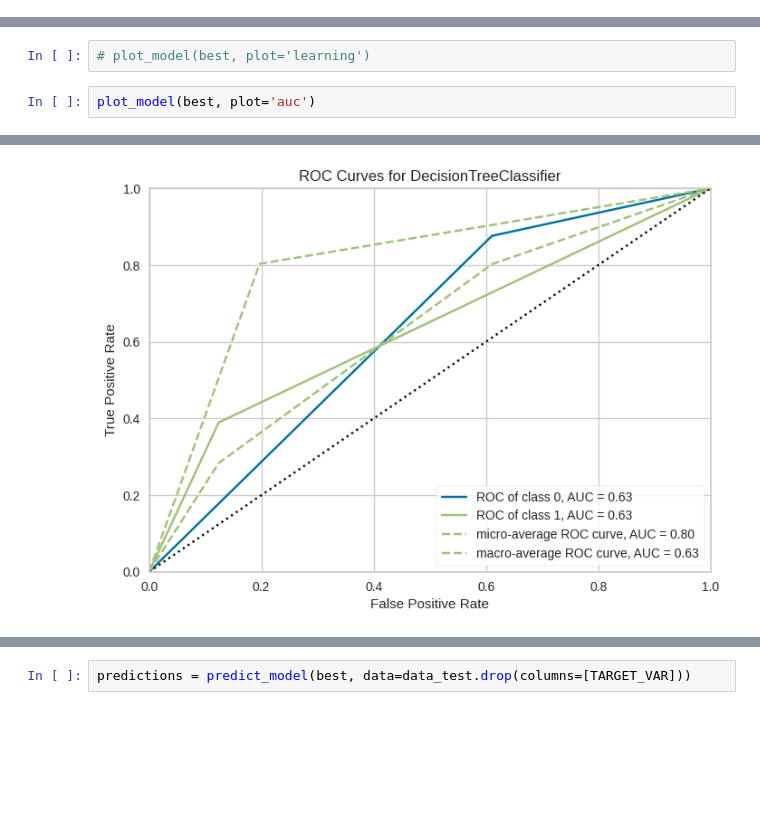
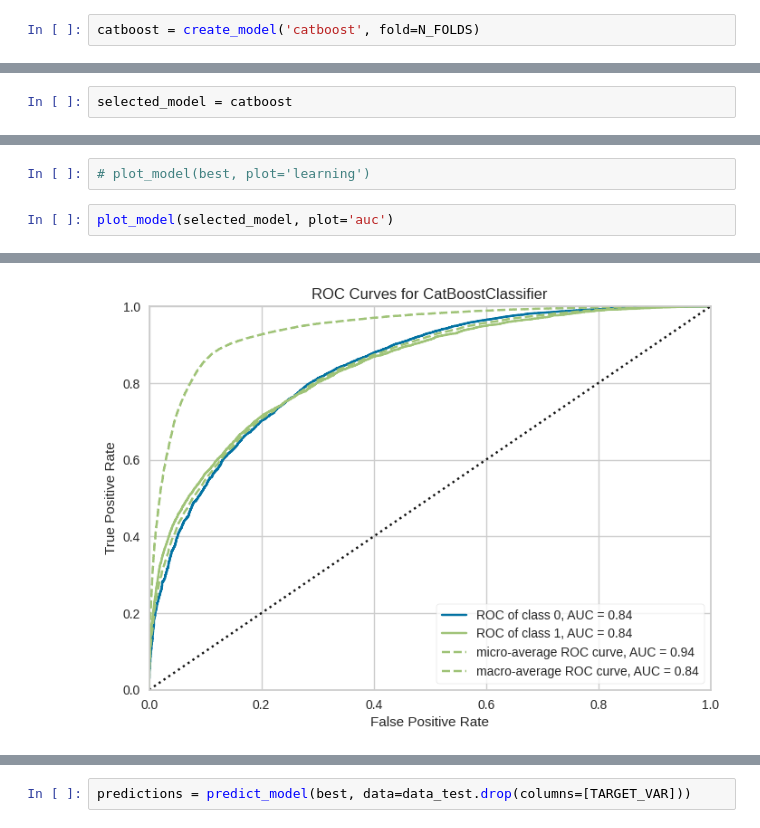
Before and after one commit to jeremy-jmc/datathon-mibanco2023, a Jupyter notebook: notebooks/01_pycaret.ipynb, the cells around one changed output, grey strips where cells are left out. Saved outputs shown, nothing was run; the diff lists cells and outputs as text; blank space fills up the shorter version.

```diff
--- a/notebooks/01_pycaret.ipynb
+++ b/notebooks/01_pycaret.ipynb
@@ -226,0 +238,2 @@ best = compare_models(sort='Recall', exclude=['knn', 'svm', 'rbfsvm', 'dummy', '
+# %%
+catboost = create_model('catboost', fold=N_FOLDS)
@@ -227,3 +252,5 @@ best = compare_models(sort='Recall', exclude=['knn', 'svm', 'rbfsvm', 'dummy', '
+# %%
+selected_model = catboost
 # %%
 # best_catboost_model = best[best['Algorithm'] == 'CatBoost']
 # print(best_catboost_model)
@@ -239,9 +264,9 @@ plot_model(best, plot='confusion_matrix')
 # %%
 # plot_model(best, plot='learning')
 # %%
-plot_model(best, plot='auc')
+plot_model(selected_model, plot='auc')
 # %% [output]
 [interactive output not drawn]
-[figure, old version]
+[figure, new version]
 # %%
 try:
```
Also changed, not shown: parts of 13 cells of this notebook.
